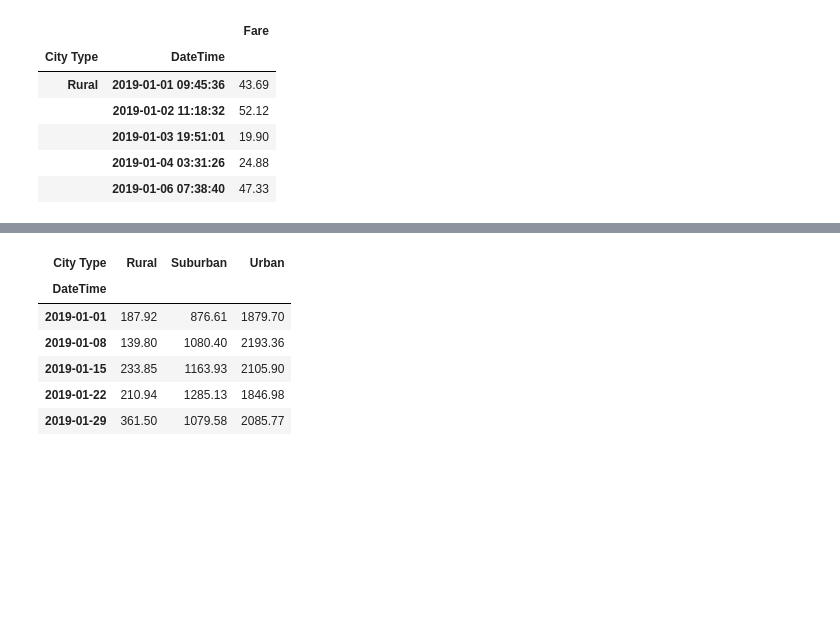
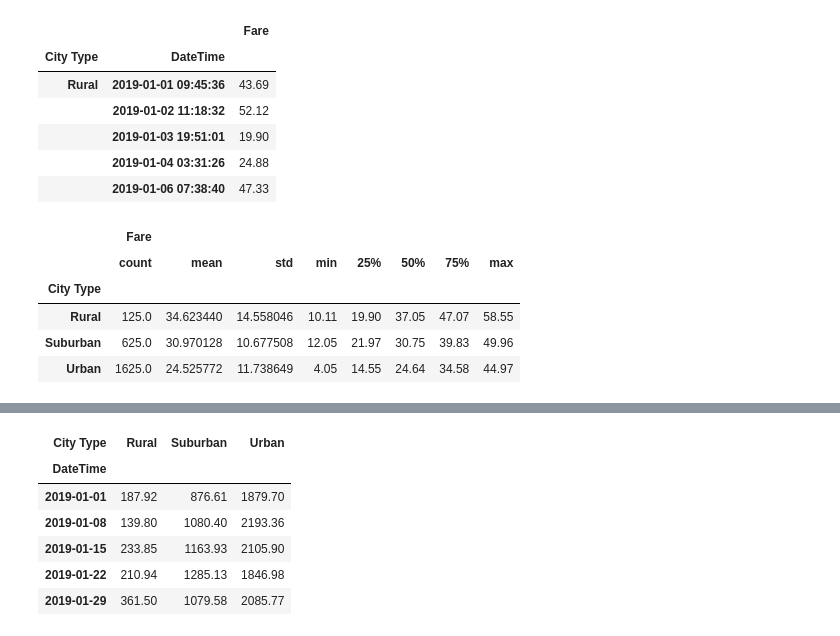
Before and after one commit to pbryzek/PyBer_Analysis, a Jupyter notebook: challenge/PyBer_Challenge.ipynb, the cells around one changed output, grey strips where cells are left out. Drawn from its saved outputs; the diff is of its cells as text; code cells hidden in the pictures; blank space fills up the shorter version.

```diff
--- a/challenge/PyBer_Challenge.ipynb
+++ b/challenge/PyBer_Challenge.ipynb
@@ -137,6 +124,15 @@ city_date_df.head()
 |  | 2019-01-03 19:51:01 | 19.90 |
 |  | 2019-01-04 03:31:26 | 24.88 |
 |  | 2019-01-06 07:38:40 | 47.33 |
+# %%
+city_date_df.groupby("City Type").describe()
+# %% [output]
+|  | Fare |  |  |  |  |  |  |  |
+|  | count | mean | std | min | 25% | 50% | 75% | max |
+| City Type |  |  |  |  |  |  |  |  |
+| Rural | 125.0 | 34.623440 | 14.558046 | 10.11 | 19.90 | 37.05 | 47.07 | 58.55 |
+| Suburban | 625.0 | 30.970128 | 10.677508 | 12.05 | 21.97 | 30.75 | 39.83 | 49.96 |
+| Urban | 1625.0 | 24.525772 | 11.738649 | 4.05 | 14.55 | 24.64 | 34.58 | 44.97 |
 # %%
 #Create a Pivot Table on City Type for the column, indexed on DateTime and looking at Fare
 city_pivot_df = city_date_df.pivot_table(index="DateTime", columns="City Type")["Fare"]
```
Also changed, not shown: parts of 6 cells of this notebook.
